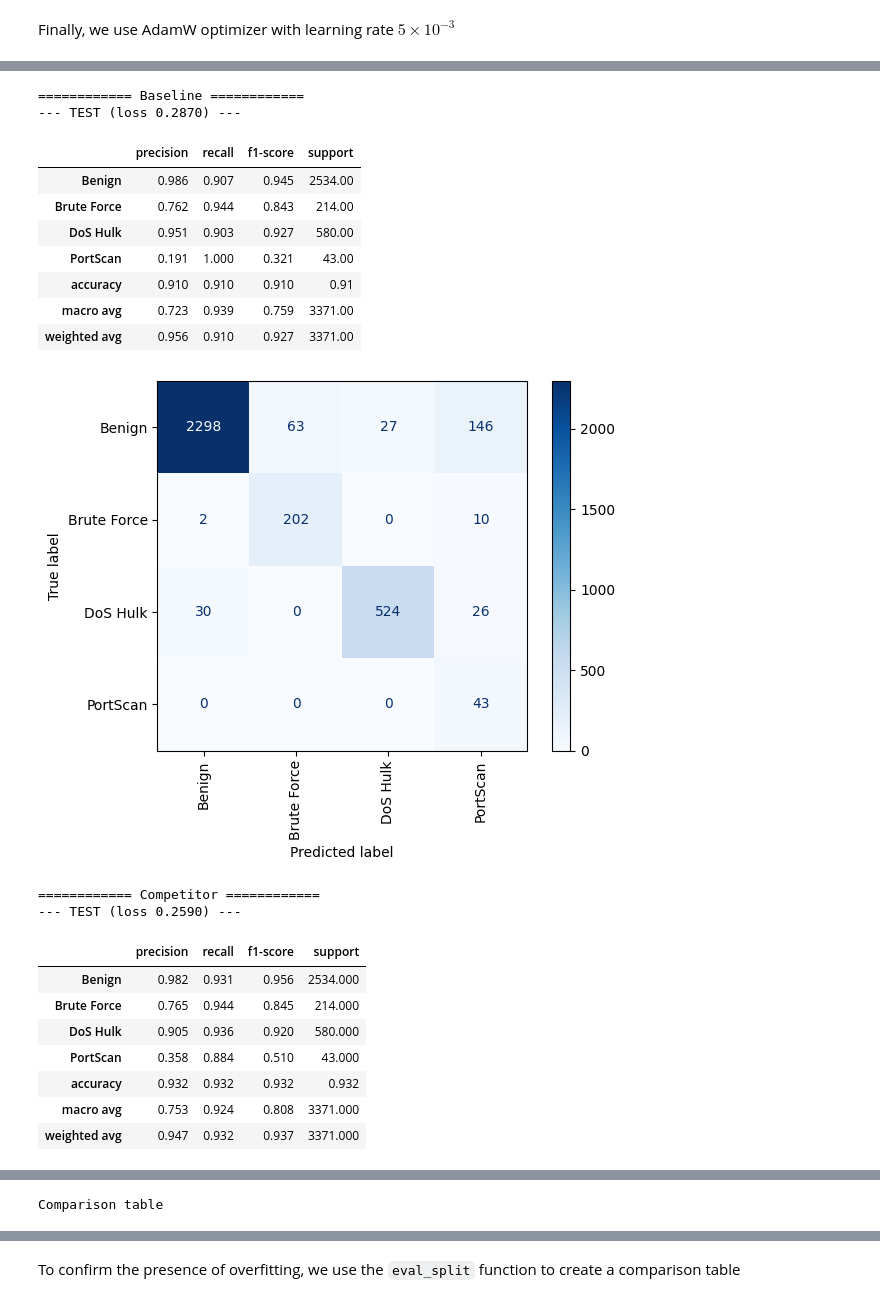
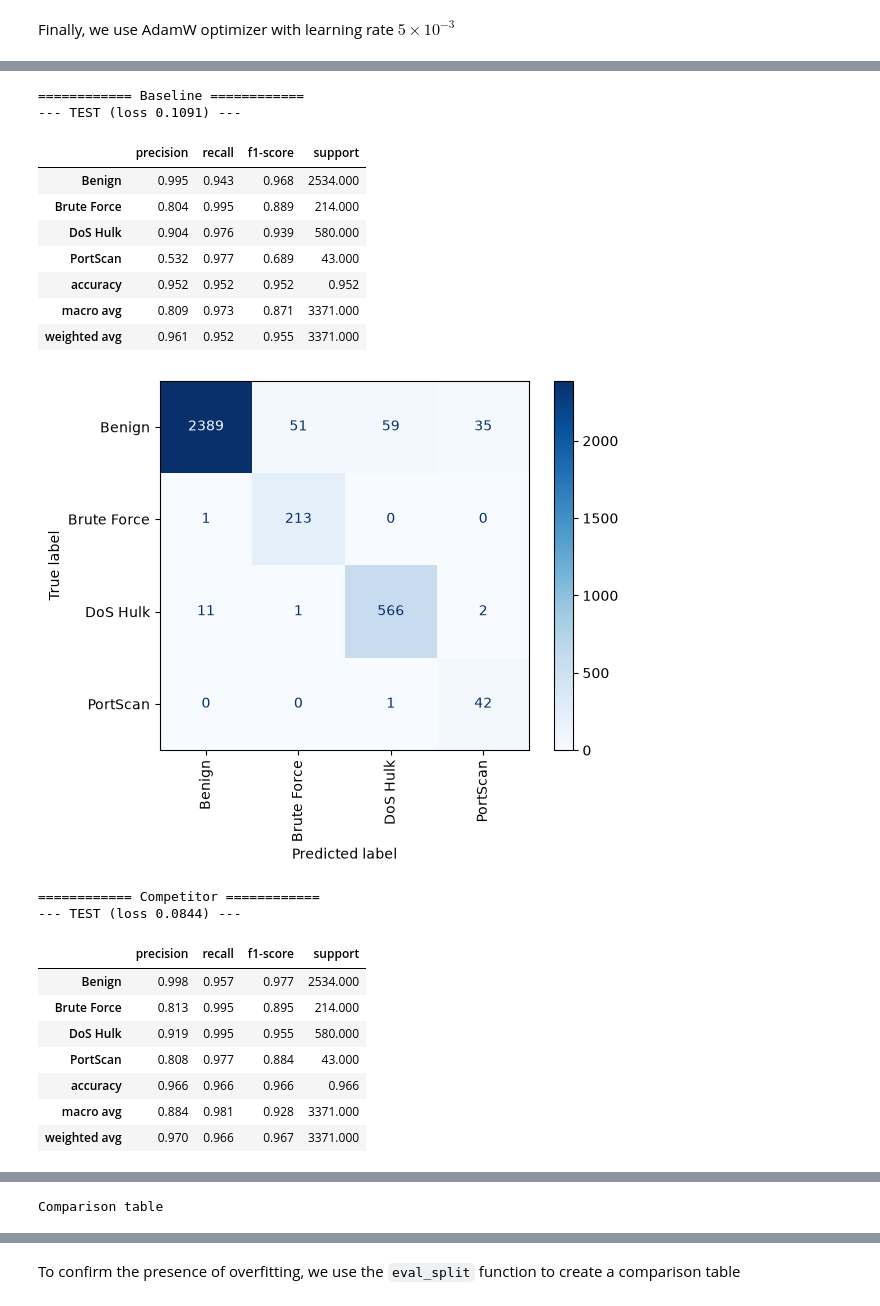
Before and after one commit to emanueletocci/polito-ai, a Jupyter notebook: labs/lab01/Lab1.ipynb, the cells around one changed output, grey strips where cells are left out. Saved outputs shown, nothing was run; the diff lists cells and outputs as text; code cells hidden in the pictures.

Commit message:
Lab1 preprocessing update: figures + log1p ss

```diff
--- a/labs/lab01/Lab1.ipynb
+++ b/labs/lab01/Lab1.ipynb
@@ -90,4 +395,6 @@ The model architecture and optimization setup are managed by `build_model` and `
 # %%
+# Network builder: for each hidden layer Linear -> [BatchNorm] -> activation -> [Dropout].
+# The last Linear layer gives one score per class.
 def build_model(n_in, n_out, hidden_sizes=(64,), activation="relu", dropout=0.0, batchnorm=False):
     acts = {"relu": nn.ReLU, "linear": nn.Identity}
     layers, prev = [], n_in
@@ -100,19 +407,24 @@ def build_model(n_in, n_out, hidden_sizes=(64,), activation="relu", dropout=0.0,
     layers.append(nn.Linear(prev, n_out))
     return nn.Sequential(*layers)
 
+# Optimizer chosen by name.
 def build_optimizer(params, name, lr, weight_decay, momentum):
     if name == "adamw": return optim.AdamW(params, lr=lr, weight_decay=weight_decay)
     if name == "sgd":   return optim.SGD(params, lr=lr, momentum=momentum)
     raise ValueError(name)
 
 def make_loaders(data, scale, batch_size, seed):
+    # Use the scaled features or the raw ones.
     X = data["X"] if scale else data["Xraw"]
     mk = lambda s: TensorDataset(torch.tensor(X[s], dtype=torch.float32),
                                  torch.tensor(data["y"][s], dtype=torch.long))
+    # Fixed seed: the batches are the same at every run.
+    # Validation is never shuffled and uses a bigger batch.
     g = torch.Generator().manual_seed(seed)
     return (DataLoader(mk("train"), batch_size=batch_size, shuffle=True, generator=g),
             DataLoader(mk("val"), batch_size=1024, shuffle=False))
 
+# Loss and predictions on a whole split, without updating the weights.
 def evaluate(model, loader, criterion):
     model.eval(); loss_sum, preds, labs = 0.0, [], []
     with torch.no_grad():
@@ -123,6 +435,7 @@ def evaluate(model, loader, criterion):
             preds.append(out.argmax(1).cpu().numpy()); labs.append(y.cpu().numpy())
     return loss_sum / len(loader.dataset), np.concatenate(labs), np.concatenate(preds)
 
+# Training loop with early stopping on the validation loss.
 def fit(model, train_loader, val_loader, criterion, optimizer, epochs, patience, min_delta, restore_best=True):
     h = dict(train_loss=[], val_loss=[], val_f1=[])
     best, best_state, best_epoch, wait, t0 = float("inf"), None, 0, 0, time.time()
@@ -138,25 +451,30 @@ def fit(model, train_loader, val_loader, criterion, optimizer, epochs, patience,
         vl, vt, vp = evaluate(model, val_loader, criterion)
         h["val_loss"].append(vl)
         h["val_f1"].append(f1_score(vt, vp, average="macro", zero_division=0))
+        # Improvement: keep a copy of the weights on the CPU (cheaper than the GPU).
         if vl < best - min_delta:
             best, best_epoch, wait = vl, ep, 0
             best_state = {k: v.detach().cpu().clone() for k, v in model.state_dict().items()}
         else:
             wait += 1
             if wait >= patience: break
+    # Put back the weights of the best epoch.
     if restore_best and best_state is not None: model.load_state_dict(best_state)
     h.update(best_epoch=best_epoch, n_epochs=len(h["train_loss"]), time_s=time.time() - t0)
     return h
 
+# Default configuration. run_experiment can override any of these values.
 DEFAULTS = dict(scale=True, hidden_sizes=(64,), activation="relu", dropout=0.0, batchnorm=False,
                 optimizer="adamw", lr=5e-4, weight_decay=0.01, momentum=0.0,
                 batch_size=64, epochs=100, patience=10, min_delta=1e-5,
                 class_weight=None, seed=SEED, restore_best=True)
 
 def run_experiment(task, change, data=None, plot=True, **overrides):
-    """Executes single experiment pipeline and displays clear metrics tables and heatmap."""
+    """Run one experiment: build, train, evaluate and plot."""
+    # Reject unknown parameter names, so a typo does not pass silently.
     unknown = set(overrides) - set(DEFAULTS)
     assert not unknown, f"unknown parameters: {unknown}"
+    # Defaults + overrides = configuration of this run.
     cfg = {**DEFAULTS, **overrides}
     data = data or D
     names, n_cls = data["class_names"], len(data["class_names"])
@@ -166,6 +484,7 @@ def run_experiment(task, change, data=None, plot=True, **overrides):
     n_in = next(iter(tr))[0].shape[1]
     model = build_model(n_in, n_cls, cfg["hidden_sizes"], cfg["activation"],
                         cfg["dropout"], cfg["batchnorm"]).to(device)
+    # Balanced loss: the rare classes get a bigger weight.
     w = None
     if cfg["class_weight"] == "balanced":
         c = np.bincount(data["y"]["train"], minlength=n_cls)
@@ -174,11 +493,12 @@ def run_experiment(task, change, data=None, plot=True, **overrides):
     opt = build_optimizer(model.parameters(), cfg["optimizer"], cfg["lr"],
                           cfg["weight_decay"], cfg["momentum"])
 
+    # Train the model.
     h = fit(model, tr, va, criterion, opt, cfg["epochs"], cfg["patience"], cfg["min_delta"], cfg["restore_best"])
 
     vl, vt, vp = evaluate(model, va, nn.CrossEntropyLoss())
 
-    # Output
+    # Per-class report and confusion matrix on the validation split.
     print(f"=== {task} | {change} ===")
 
     report_dict = classification_report(vt, vp, target_names=names, digits=3, zero_division=0, output_dict=True)
@@ -196,13 +516,14 @@ def run_experiment(task, change, data=None, plot=True, **overrides):
     plt.grid(False)
     plt.show()
 
-    # Plotting
+    # Loss and macro-F1 curves.
     if plot:
       print(f"Best epoch: {h['best_epoch']}")
       plot_run(h, f"{task}\n{change}")
 
     return dict(model=model, hist=h, cfg=cfg, y_true=vt, y_pred=vp)
 
+# Two plots: loss (train vs validation) and macro-F1 on validation.
 def plot_run(h, title, logy=False):
     fig, ax = plt.subplots(1, 2, figsize=(13, 4.2))
     ax[0].plot(h["train_loss"], label="Train"); ax[0].plot(h["val_loss"], label="Val")
@@ -779,40 +1189,41 @@ We take the best model of the ones we trained in this task and put it against ou
 # %%
+# Evaluate two models on the same test split.
 def compare_models(baseline, competitor):
   results = {}
 
   for name, exp in [("Baseline", baseline),
                     ("Competitor", competitor)]:
       print("=" * 12, name, "=" * 12)
       results[name] = eval_split(exp["model"], D2, "test")
 
   results_df = pd.DataFrame({
       name: [res["loss"], res["macro_f1"], *res["recall"]]
       for name, res in results.items()
   }, index=["loss", "macro_F1"] + [f"recall_{n}" for n in D2["class_names"]])
   results_df.index.name = None
 
   print("Comparison table")
   display(results_df.round(4))
-compare_models(r8, r12)
+compare_models(r8, r11)
 # %% [output]
 ============ Baseline ============
---- TEST (loss 0.2870) ---
+--- TEST (loss 0.1091) ---
 |  | precision | recall | f1-score | support |
-| Benign | 0.986 | 0.907 | 0.945 | 2534.00 |
-| Brute Force | 0.762 | 0.944 | 0.843 | 214.00 |
-| DoS Hulk | 0.951 | 0.903 | 0.927 | 580.00 |
-| PortScan | 0.191 | 1.000 | 0.321 | 43.00 |
-| accuracy | 0.910 | 0.910 | 0.910 | 0.91 |
-| macro avg | 0.723 | 0.939 | 0.759 | 3371.00 |
-| weighted avg | 0.956 | 0.910 | 0.927 | 3371.00 |
+| Benign | 0.995 | 0.943 | 0.968 | 2534.000 |
+| Brute Force | 0.804 | 0.995 | 0.889 | 214.000 |
+| DoS Hulk | 0.904 | 0.976 | 0.939 | 580.000 |
+| PortScan | 0.532 | 0.977 | 0.689 | 43.000 |
+| accuracy | 0.952 | 0.952 | 0.952 | 0.952 |
+| macro avg | 0.809 | 0.973 | 0.871 | 3371.000 |
+| weighted avg | 0.961 | 0.952 | 0.955 | 3371.000 |
-[figure, old version]
+[figure, new version]
 ============ Competitor ============
---- TEST (loss 0.2590) ---
+--- TEST (loss 0.0844) ---
 |  | precision | recall | f1-score | support |
-| Benign | 0.982 | 0.931 | 0.956 | 2534.000 |
-| Brute Force | 0.765 | 0.944 | 0.845 | 214.000 |
-| DoS Hulk | 0.905 | 0.936 | 0.920 | 580.000 |
-| PortScan | 0.358 | 0.884 | 0.510 | 43.000 |
-| accuracy | 0.932 | 0.932 | 0.932 | 0.932 |
-| macro avg | 0.753 | 0.924 | 0.808 | 3371.000 |
-| weighted avg | 0.947 | 0.932 | 0.937 | 3371.000 |
+| Benign | 0.998 | 0.957 | 0.977 | 2534.000 |
+| Brute Force | 0.813 | 0.995 | 0.895 | 214.000 |
+| DoS Hulk | 0.919 | 0.995 | 0.955 | 580.000 |
+| PortScan | 0.808 | 0.977 | 0.884 | 43.000 |
+| accuracy | 0.966 | 0.966 | 0.966 | 0.966 |
+| macro avg | 0.884 | 0.981 | 0.928 | 3371.000 |
+| weighted avg | 0.970 | 0.966 | 0.967 | 3371.000 |
```
Also changed, not shown: parts of 84 cells of this notebook, 2 other files.
